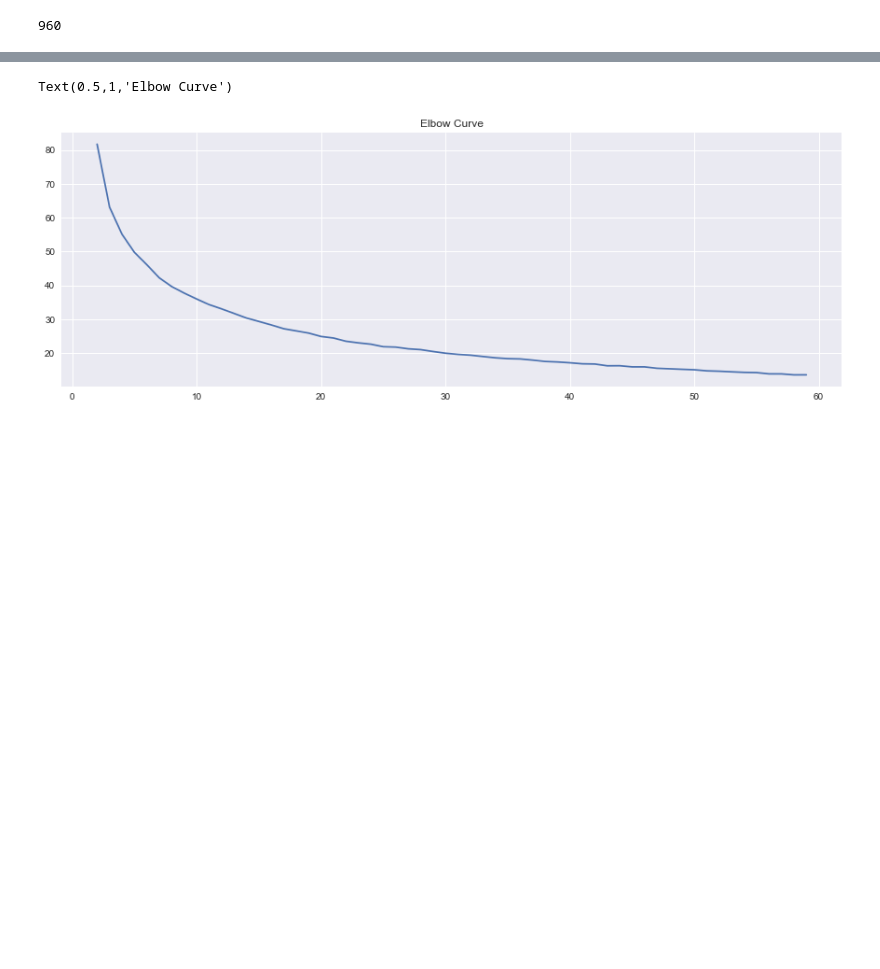
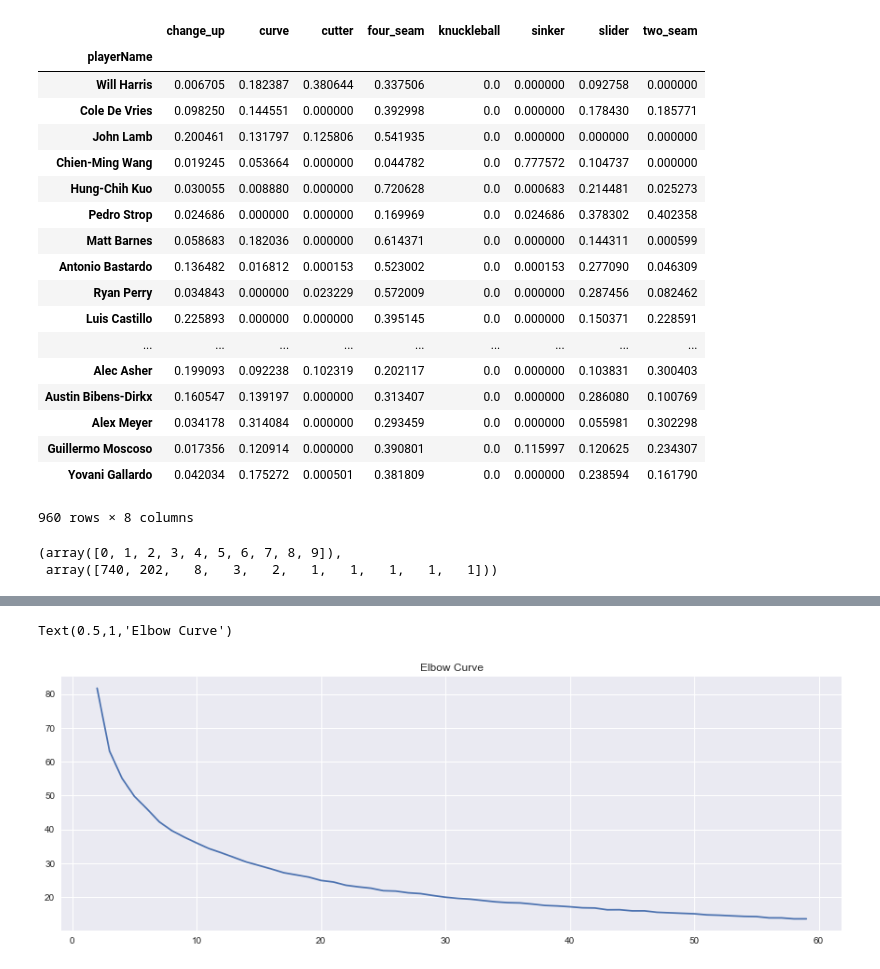
Before and after one commit to akashgoyal119/MLB_Machine_Learning_Project, a Jupyter notebook: python_scripts/pitcher_classification.ipynb, the cells around one changed output, grey strips where cells are left out. Saved outputs shown, nothing was run; the diff lists cells and outputs as text; code cells hidden in the pictures; blank space fills up the shorter version.

Commit message:
started working on MeanShift

```diff
--- a/python_scripts/pitcher_classification.ipynb
+++ b/python_scripts/pitcher_classification.ipynb
@@ -82,0 +59,4 @@ reclassify_pitches(df).head()
+# %%
+reclassify_pitches(df)
+query2 = 'SELECT playerID, CONCAT(firstName," ",lastName) AS playerName FROM Player'
+player_name_df = pd.read_sql_query(query2,cnx)
@@ -83,3 +72,10 @@ reclassify_pitches(df).head()
+# %%
+#create a dictionary of playerID to playerName
+player_dict = {}
+for i in range(len(player_name_df)):
+    p_id = player_name_df.iloc[i,0]
+    if not player_dict.get(p_id):
+        player_dict[p_id] = player_name_df.iloc[i,1]
 # %%
 #this will take in a dataframe and return a new Dataframe with
 #pitcherID, totalPitches, %fastballs, %sliders, %changeup, etc
@@ -109,8 +105,34 @@ player_df = pd.DataFrame.from_dict(players,orient='index')
 player_df.columns=["change_up","curve","cutter","four_seam",
                    "knuckleball","sinker","slider","two_seam","total_pitches"]
 condensed_df = player_df[player_df['total_pitches']>1000]
-rel_df = condensed_df.drop('total_pitches',axis=1)
+condensed_df = condensed_df.drop('total_pitches',axis=1)
-# %%
-len(rel_df)
-# %% [output]
-960
+# %%
+#map each of the index playerID to a name
+l = []
+for pId in condensed_df.index.values:
+    l.append(player_dict[pId])
+# %%
+#add name to dataframe and create the index
+condensed_df['playerName'] = l
+condensed_df.set_index('playerName',inplace=True)
+condensed_df
+# %% [output]
+|  | change_up | curve | cutter | four_seam | knuckleball | sinker | slider | two_seam |
+| playerName |  |  |  |  |  |  |  |  |
+| Will Harris | 0.006705 | 0.182387 | 0.380644 | 0.337506 | 0.0 | 0.000000 | 0.092758 | 0.000000 |
+| Cole De Vries | 0.098250 | 0.144551 | 0.000000 | 0.392998 | 0.0 | 0.000000 | 0.178430 | 0.185771 |
+| John Lamb | 0.200461 | 0.131797 | 0.125806 | 0.541935 | 0.0 | 0.000000 | 0.000000 | 0.000000 |
+| Chien-Ming Wang | 0.019245 | 0.053664 | 0.000000 | 0.044782 | 0.0 | 0.777572 | 0.104737 | 0.000000 |
+| Hung-Chih Kuo | 0.030055 | 0.008880 | 0.000000 | 0.720628 | 0.0 | 0.000683 | 0.214481 | 0.025273 |
+| Pedro Strop | 0.024686 | 0.000000 | 0.000000 | 0.169969 | 0.0 | 0.024686 | 0.378302 | 0.402358 |
+| Matt Barnes | 0.058683 | 0.182036 | 0.000000 | 0.614371 | 0.0 | 0.000000 | 0.144311 | 0.000599 |
+| Antonio Bastardo | 0.136482 | 0.016812 | 0.000153 | 0.523002 | 0.0 | 0.000153 | 0.277090 | 0.046309 |
+| Ryan Perry | 0.034843 | 0.000000 | 0.023229 | 0.572009 | 0.0 | 0.000000 | 0.287456 | 0.082462 |
+| Luis Castillo | 0.225893 | 0.000000 | 0.000000 | 0.395145 | 0.0 | 0.000000 | 0.150371 | 0.228591 |
+| ... | ... | ... | ... | ... | ... | ... | ... | ... |
+| Alec Asher | 0.199093 | 0.092238 | 0.102319 | 0.202117 | 0.0 | 0.000000 | 0.103831 | 0.300403 |
+| Austin Bibens-Dirkx | 0.160547 | 0.139197 | 0.000000 | 0.313407 | 0.0 | 0.000000 | 0.286080 | 0.100769 |
+| Alex Meyer | 0.034178 | 0.314084 | 0.000000 | 0.293459 | 0.0 | 0.000000 | 0.055981 | 0.302298 |
+| Guillermo Moscoso | 0.017356 | 0.120914 | 0.000000 | 0.390801 | 0.0 | 0.115997 | 0.120625 | 0.234307 |
+| Yovani Gallardo | 0.042034 | 0.175272 | 0.000501 | 0.381809 | 0.0 | 0.000000 | 0.238594 | 0.161790 |
+960 rows × 8 columns
@@ -116,0 +141,9 @@ len(rel_df)
+# %%
+clf2 = MeanShift()
+clf2.fit(X)
+centers = clf2.cluster_centers_
+labels = clf2.labels_
+np.unique(labels,return_counts=True)
+# %% [output]
+(array([0, 1, 2, 3, 4, 5, 6, 7, 8, 9]),
+ array([740, 202,   8,   3,   2,   1,   1,   1,   1,   1]))
```
Also changed, not shown: parts of 8 cells of this notebook.
